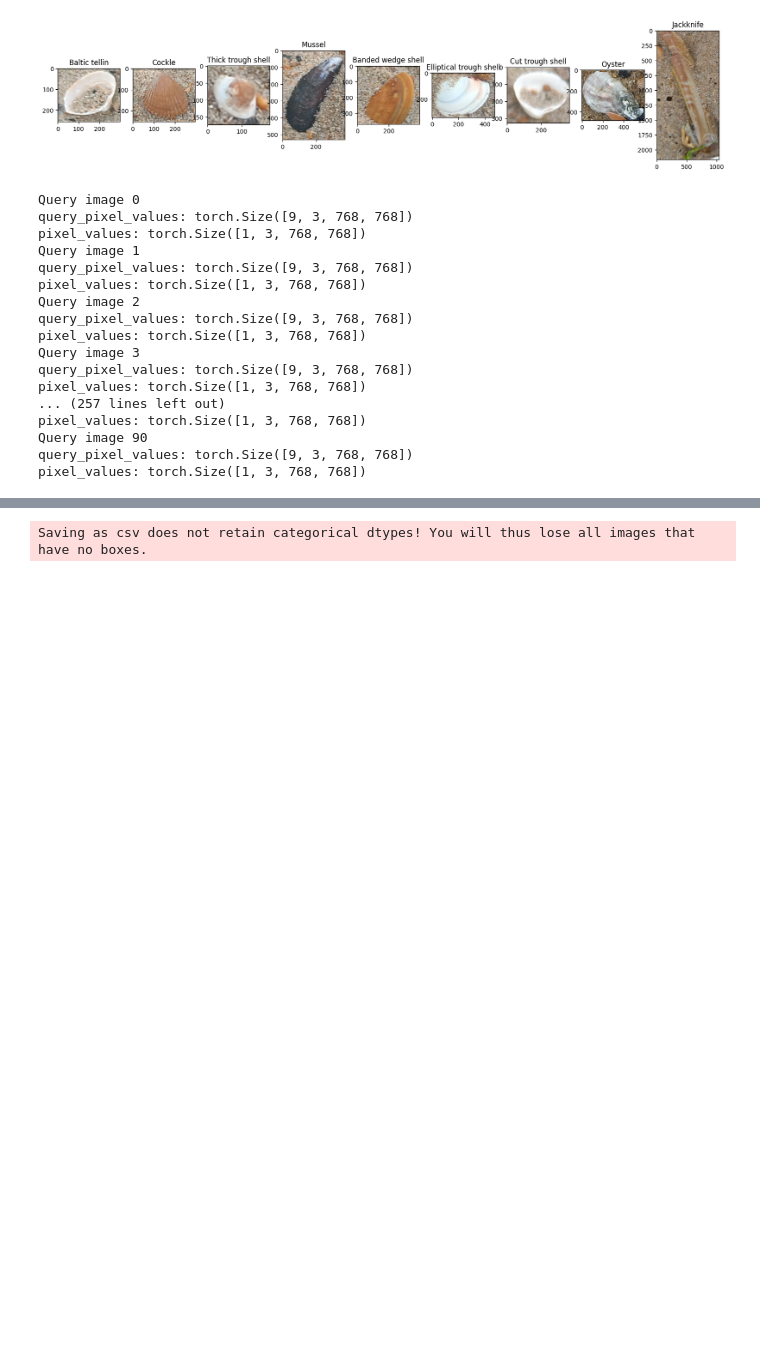
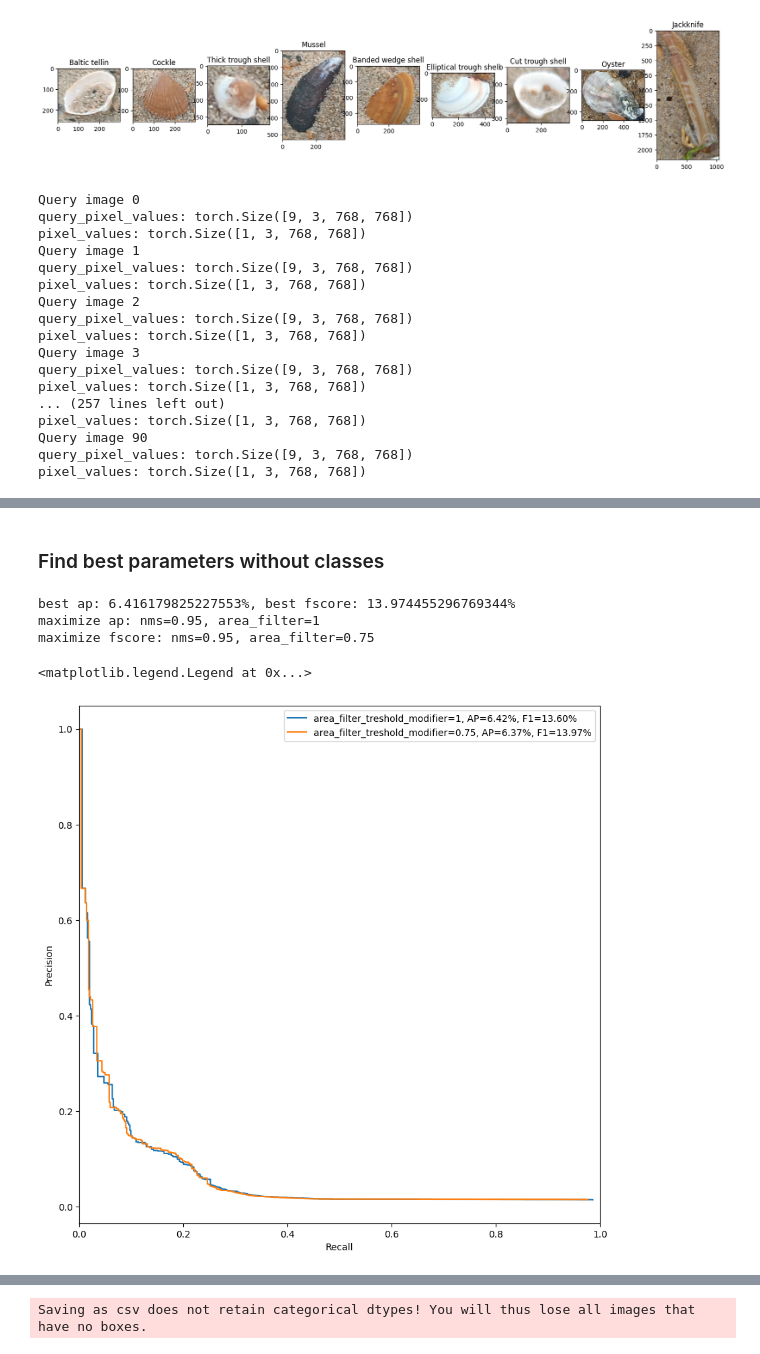
Before and after one commit to TijsVK/Counting-shells, a Jupyter notebook: Code/Baseline/owl-vit/owlvit_brambox.ipynb, the cells around one changed output, grey strips where cells are left out. Cells and saved outputs as stored; diff of their text form; code cells hidden in the pictures; blank space fills up the shorter version.

```diff
--- a/Code/Baseline/owl-vit/owlvit_brambox.ipynb
+++ b/Code/Baseline/owl-vit/owlvit_brambox.ipynb
@@ -495,2 +863,74 @@ plt.show()
+# %% [markdown]
+### Find best parameters without classes
+# %%
+
+area_filter_threshold_modifiers = [0.75, 1, 2, 5]
+nms_thresholds = detections['iou_threshold'].unique()
+
+
+# remove jackknife
+detections = detections[detections['class_label'] != 'Jackknife']
+test_image_annotations = test_image_annotations[test_image_annotations['class_label'] != 'Jackknife']
+
+# set all labels to 'Shell'
+classless_detections = detections.copy()
+classless_detections['class_label'] = 'Shell'
+classless_annotations = test_image_annotations.copy()
+classless_annotations['class_label'] = 'Shell'
+
+max_ap = 0
+max_ap_nms = 0
+max_ap_area_filter = 0
+max_ap_pr = None
+max_ap_fscore = 0
+
+max_fscore = None
+max_fscore_f1 = 0
+max_fscore_nms = 0
+max_fscore_area_filter = 0
+max_fscore_pr = None
+max_fscore_ap = 0
+
+for nms_threshold in nms_thresholds:
+    for area_filter_treshold_mod in area_filter_threshold_modifiers:
+        test = get_detections_for_params(classless_detections, area_filter_treshold_modifier=area_filter_treshold_mod, iou_threshold=nms_threshold)
+
+        pr = bb.stat.pr(test, classless_annotations, threshold=0.3, smooth=True)
+        ap = bb.stat.ap(pr)
+        fscore = bb.stat.fscore(pr)
+        peakf1 = bb.stat.peak(fscore)
+
+        if ap > max_ap:
+            max_ap = ap
+            max_ap_nms = nms_threshold
+            max_ap_area_filter = area_filter_treshold_mod
+            max_ap_pr = pr
+            max_ap_fscore = peakf1.f1
+        if peakf1.f1 > max_fscore_f1:
+            max_fscore_f1 = peakf1.f1
+            max_fscore = peakf1
+            max_fscore_nms = nms_threshold
+            max_fscore_area_filter = area_filter_treshold_mod
+            max_fscore_pr = pr
+            max_fscore_ap = ap
+            topf1 = bb.stat.point(pr, peakf1.f1)
+
+print(f"best ap: {max_ap * 100}%, best fscore: {max_fscore_f1 * 100}%")
+print(f"maximize ap: nms={max_ap_nms}, area_filter={max_ap_area_filter}")
+print(f"maximize fscore: nms={max_fscore_nms}, area_filter={max_fscore_area_filter}")
+
+fig, ax = plt.subplots(figsize=(10,10))
+ax.plot(max_ap_pr['recall'], max_ap_pr['precision'], label=f"area_filter_treshold_modifier={max_ap_area_filter}, AP={100 * max_ap:.2f}%, F1={100 * max_ap_fscore:.2f}%")
+ax.plot(max_fscore_pr['recall'], max_fscore_pr['precision'], label=f"area_filter_treshold_modifier={max_fscore_area_filter}, AP={100 * max_fscore_ap:.2f}%, F1={100 * max_fscore_f1:.2f}%")
+ax.set_xlim(0,1)
+ax.set_xlabel("Recall")
+ax.set_ylabel("Precision")
+ax.legend()
+# %% [output]
+best ap: 6.416179825227553%, best fscore: 13.974455296769344%
+maximize ap: nms=0.95, area_filter=1
+maximize fscore: nms=0.95, area_filter=0.75
+<matplotlib.legend.Legend at 0x...>
+[figure, added]
 # %%
 
```
Also changed, not shown: parts of 26 cells of this notebook, 38 other files.
